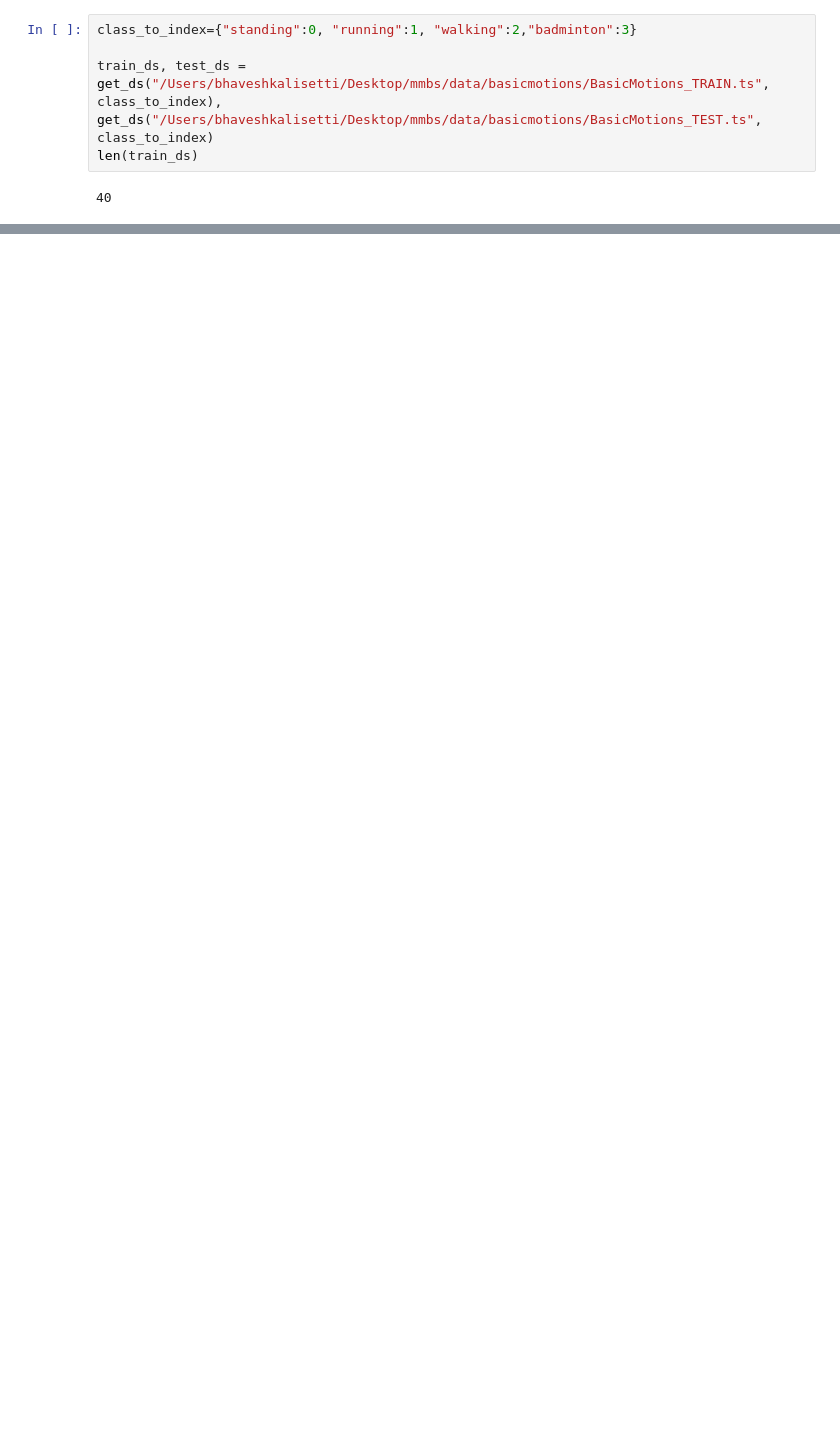
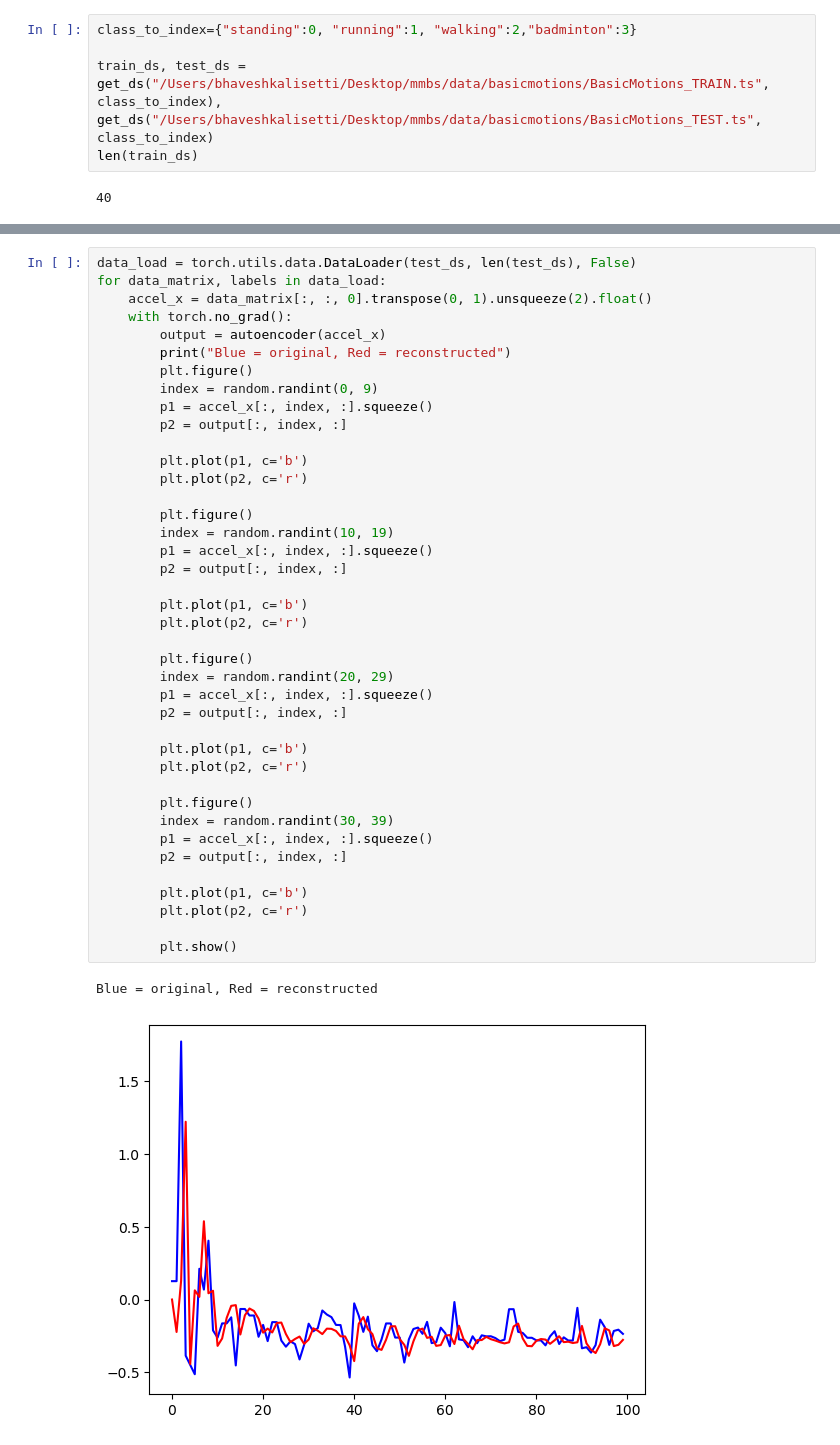
Before and after one commit to abbasilab/MMPL, a Jupyter notebook: notebooks/lstm_autoencoder.ipynb, the cells around one changed output, grey strips where cells are left out. Drawn from its saved outputs; the diff is of its cells as text; blank space fills up the shorter version.

```diff
--- a/notebooks/lstm_autoencoder.ipynb
+++ b/notebooks/lstm_autoencoder.ipynb
@@ -162,0 +207,43 @@ Intel MKL WARNING: Support of Intel(R) Streaming SIMD Extensions 4.2 (Intel(R) S
+# %%
+data_load = torch.utils.data.DataLoader(test_ds, len(test_ds), False)
+for data_matrix, labels in data_load:
+    accel_x = data_matrix[:, :, 0].transpose(0, 1).unsqueeze(2).float()
+    with torch.no_grad():
+        output = autoencoder(accel_x)
+        print("Blue = original, Red = reconstructed")
+        plt.figure()
+        index = random.randint(0, 9)
+        p1 = accel_x[:, index, :].squeeze()
+        p2 = output[:, index, :]
+
+        plt.plot(p1, c='b')
+        plt.plot(p2, c='r')
+
+        plt.figure()
+        index = random.randint(10, 19)
+        p1 = accel_x[:, index, :].squeeze()
+        p2 = output[:, index, :]
+
+        plt.plot(p1, c='b')
+        plt.plot(p2, c='r')
+
+        plt.figure()
+        index = random.randint(20, 29)
+        p1 = accel_x[:, index, :].squeeze()
+        p2 = output[:, index, :]
+
+        plt.plot(p1, c='b')
+        plt.plot(p2, c='r')
+
+        plt.figure()
+        index = random.randint(30, 39)
+        p1 = accel_x[:, index, :].squeeze()
+        p2 = output[:, index, :]
+
+        plt.plot(p1, c='b')
+        plt.plot(p2, c='r')
+
+        plt.show()
+# %% [output]
+Blue = original, Red = reconstructed
+[figure, added]
```
Also changed, not shown: parts of 13 cells of this notebook.
